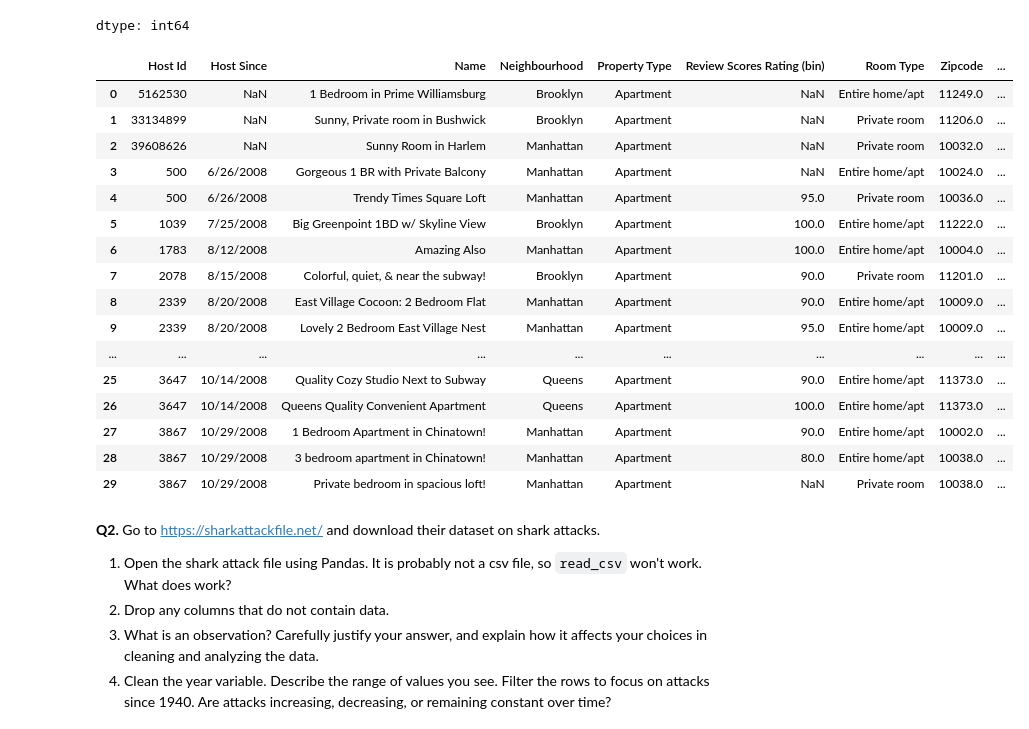
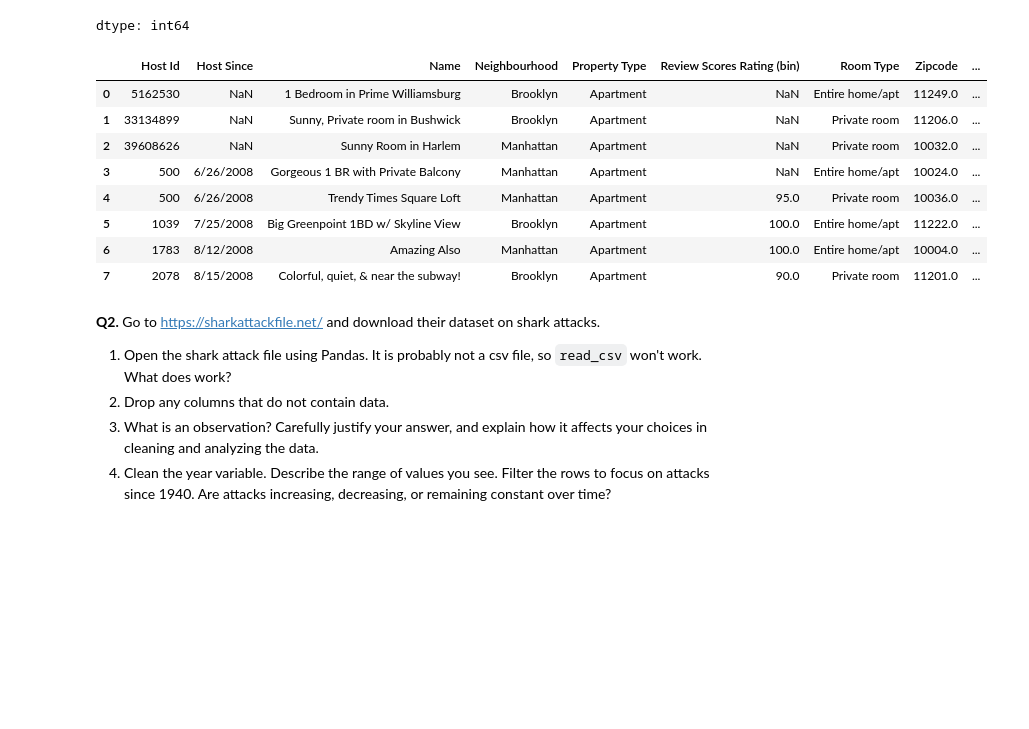
Before and after one commit to thomashooks53/DS-2002-F25, a Jupyter notebook: 01_assignment_wrangling_and_eda.ipynb, the cells around one changed output. Saved outputs shown, nothing was run; the diff lists cells and outputs as text; code cells hidden in the pictures; blank space fills up the shorter version.

```diff
--- a/01_assignment_wrangling_and_eda.ipynb
+++ b/01_assignment_wrangling_and_eda.ipynb
@@ -115,34 +124,26 @@ dtype: int64
 # %%
 # Question 1 Part 4
 airbnb_two = pd.read_csv("/content/data/airbnb_hw.csv")
 
 airbnb['Review Scores Rating'].isna().sum() #8323 missing values
 
 median_rating = airbnb['Review Scores Rating'].median(skipna=True)
 median_rating #Median rating of 94.0
 
 airbnb['Review Scores Rating Imputed'] = airbnb['Review Scores Rating'].fillna(median_rating)
-airbnb.head(30) #There is now a new column where missing values are now input as 94, and for rows that already has data, the original data is kept
+airbnb.head(8) #There is now a new column where missing values are now input as 94, and for rows that already has data, the original data is kept
 
 #This will create a bias towards higher ratings, as low-end rentals might be far less likely to be booked, resulting in the lack of reviews. This means that, if they were to be booked, they likely wouldn't be rated as highly as the popular bookings whose reviews the imputed value is based off of.
 # %% [output]
 |  | Host Id | Host Since | Name | Neighbourhood | Property Type | Review Scores Rating (bin) | Room Type | Zipcode | ... |
 | 0 | 5162530 | NaN | 1 Bedroom in Prime Williamsburg | Brooklyn | Apartment | NaN | Entire home/apt | 11249.0 | ... |
 | 1 | 33134899 | NaN | Sunny, Private room in Bushwick | Brooklyn | Apartment | NaN | Private room | 11206.0 | ... |
 | 2 | 39608626 | NaN | Sunny Room in Harlem | Manhattan | Apartment | NaN | Private room | 10032.0 | ... |
 | 3 | 500 | 6/26/2008 | Gorgeous 1 BR with Private Balcony | Manhattan | Apartment | NaN | Entire home/apt | 10024.0 | ... |
 | 4 | 500 | 6/26/2008 | Trendy Times Square Loft | Manhattan | Apartment | 95.0 | Private room | 10036.0 | ... |
 | 5 | 1039 | 7/25/2008 | Big Greenpoint 1BD w/ Skyline View | Brooklyn | Apartment | 100.0 | Entire home/apt | 11222.0 | ... |
 | 6 | 1783 | 8/12/2008 | Amazing Also | Manhattan | Apartment | 100.0 | Entire home/apt | 10004.0 | ... |
 | 7 | 2078 | 8/15/2008 | Colorful, quiet, & near the subway! | Brooklyn | Apartment | 90.0 | Private room | 11201.0 | ... |
-| 8 | 2339 | 8/20/2008 | East Village Cocoon: 2 Bedroom Flat | Manhattan | Apartment | 90.0 | Entire home/apt | 10009.0 | ... |
-| 9 | 2339 | 8/20/2008 | Lovely 2 Bedroom East Village Nest | Manhattan | Apartment | 95.0 | Entire home/apt | 10009.0 | ... |
-| ... | ... | ... | ... | ... | ... | ... | ... | ... | ... |
-| 25 | 3647 | 10/14/2008 | Quality Cozy Studio Next to Subway | Queens | Apartment | 90.0 | Entire home/apt | 11373.0 | ... |
-| 26 | 3647 | 10/14/2008 | Queens Quality Convenient Apartment | Queens | Apartment | 100.0 | Entire home/apt | 11373.0 | ... |
-| 27 | 3867 | 10/29/2008 | 1 Bedroom Apartment in Chinatown! | Manhattan | Apartment | 90.0 | Entire home/apt | 10002.0 | ... |
-| 28 | 3867 | 10/29/2008 | 3 bedroom apartment in Chinatown! | Manhattan | Apartment | 80.0 | Entire home/apt | 10038.0 | ... |
-| 29 | 3867 | 10/29/2008 | Private bedroom in spacious loft! | Manhattan | Apartment | NaN | Private room | 10038.0 | ... |
 # %% [markdown]
 **Q2.** Go to https://sharkattackfile.net/ and download their dataset on shark attacks.
 
```
Also changed, not shown: parts of 2 cells of this notebook.
